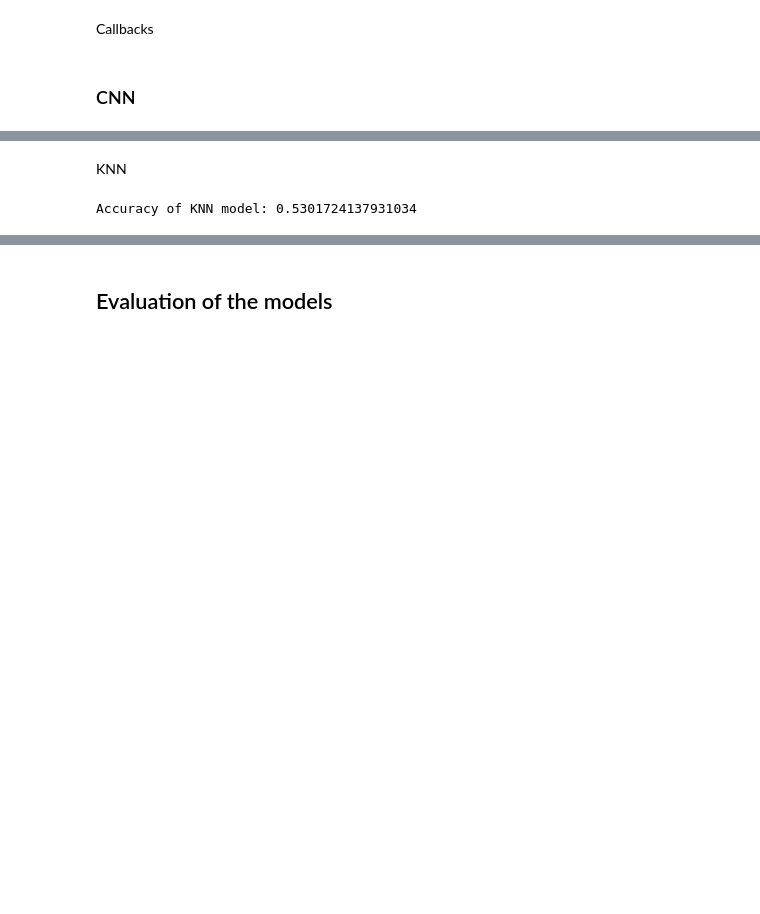
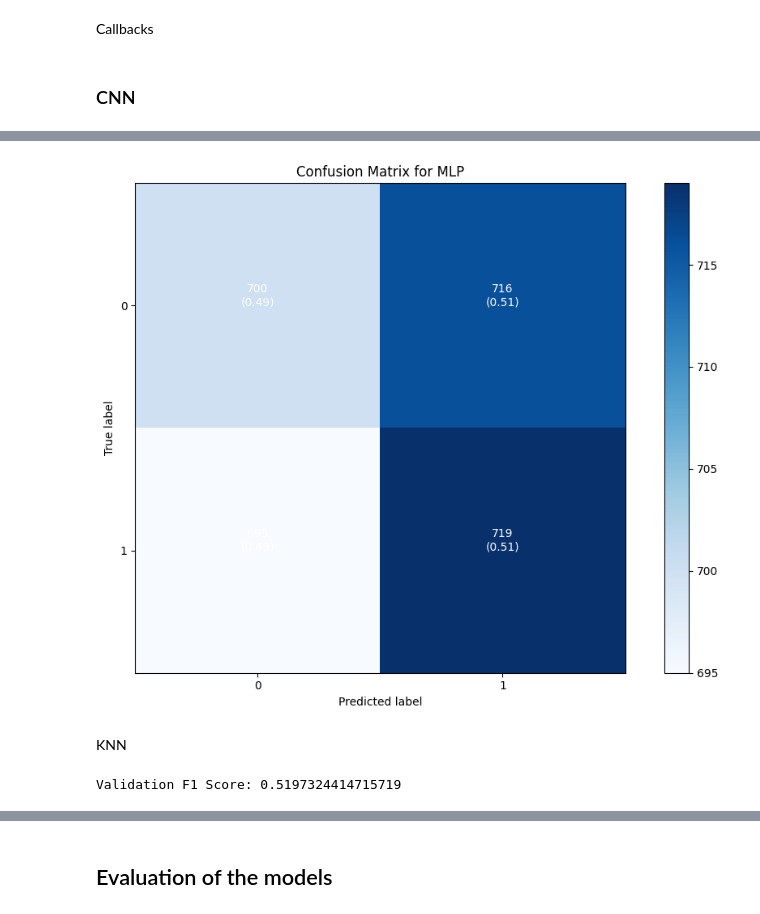
Before and after one commit to tomasmartins77/Machine_Learning_Lab, a Jupyter notebook: pergunta2_parte1/pergunta2_parte1_augment.ipynb, the cells around one changed output, grey strips where cells are left out. Drawn from its saved outputs; the diff is of its cells as text; code cells hidden in the pictures; blank space fills up the shorter version.

```diff
--- a/pergunta2_parte1/pergunta2_parte1_augment.ipynb
+++ b/pergunta2_parte1/pergunta2_parte1_augment.ipynb
@@ -222,0 +386,14 @@ plt.show()
+# %%
+# Split the data into training and validation sets
+X_train, X_val, y_train, y_val = train_test_split(Xtrain_resampled, Ytrain_resampled, test_size=0.2, random_state=42)
+
+# Convert labels to categorical
+y_train_cat = to_categorical(y_train, num_classes=2)
+y_val_cat = to_categorical(y_val, num_classes=2)
+
+model_MLP = build_model_MLP()
+history = model_MLP.fit(X_train, y_train_cat,
+    validation_data=(X_val, y_val_cat),
+    epochs=100,
+    batch_size=32,
+    callbacks=[early_stopping, reduce_lr])
@@ -222,0 +418,36 @@ plt.show()
+# %%
+# Predict on the validation set
+y_val_pred = model_MLP.predict(X_val)
+y_val_pred_classes = np.argmax(y_val_pred, axis=1)
+
+# Calculate the F1 score
+f1 = f1_score(y_val, y_val_pred_classes)
+print(f"Validation F1 Score: {f1}")
+
+# Compute the confusion matrix
+cm = confusion_matrix(y_val, y_val_pred_classes)
+
+# Plot the confusion matrix
+plt.figure(figsize=(10, 7))
+plt.imshow(cm, interpolation='nearest', cmap=plt.cm.Blues)
+plt.title('Confusion Matrix for MLP')
+plt.colorbar()
+tick_marks = np.arange(len(np.unique(y_val)))
+plt.xticks(tick_marks, np.unique(y_val))
+plt.yticks(tick_marks, np.unique(y_val))
+
+# Normalize the confusion matrix
+cm_normalized = cm.astype('float') / cm.sum(axis=1)[:, np.newaxis]
+
+# Print the numbers inside the matrix
+thresh = cm.max() / 2.
+for i, j in np.ndindex(cm.shape):
+    plt.text(j, i, f"{cm[i, j]:d}\n({cm_normalized[i, j]:.2f})",
+             horizontalalignment="center",
+             color="white" if cm[i, j] > thresh else "black")
+
+plt.ylabel('True label')
+plt.xlabel('Predicted label')
+plt.tight_layout()
+plt.show()
+# %% [output]
@@ -223,3 +457,4 @@ plt.show()
+[figure, added]
 # %% [markdown]
 KNN
 # %%
@@ -228,20 +463,20 @@ from sklearn.metrics import accuracy_score
 
 # Reshape the data for KNN
 Xtrain_knn = Xtrain_resampled.reshape(Xtrain_resampled.shape[0], -1)
-Xtest_knn = Xtest1.reshape(Xtest1.shape[0], -1)
 
 # Create and train the KNN model
 knn_model = KNeighborsClassifier(n_neighbors=5)
+
+# train test split
+Xtrain_knn, Xval_knn, Ytrain_resampled, Yval_resampled = train_test_split(Xtrain_knn, Ytrain_resampled, test_size=0.2, random_state=42)
+
 knn_model.fit(Xtrain_knn, Ytrain_resampled)
 
-# Predict on the test set
-Ytest_pred = knn_model.predict(Xtest_knn)
+# Predict on the validation set
+y_val_pred = knn_model.predict(Xval_knn)
 
-# Evaluate the model
-accuracy = accuracy_score(Ytrain_resampled[:len(Ytest_pred)], Ytest_pred)
-print(f"Accuracy of KNN model: {accuracy}")
-
-# Save the predictions
-np.save('knn_predictions.npy', Ytest_pred)
+# Calculate the F1 score
+f1 = f1_score(Yval_resampled, y_val_pred)
+print(f"Validation F1 Score: {f1}")
 # %% [output]
-Accuracy of KNN model: 0.5301724137931034
+Validation F1 Score: 0.5197324414715719
```
Also changed, not shown: parts of 26 cells of this notebook.
